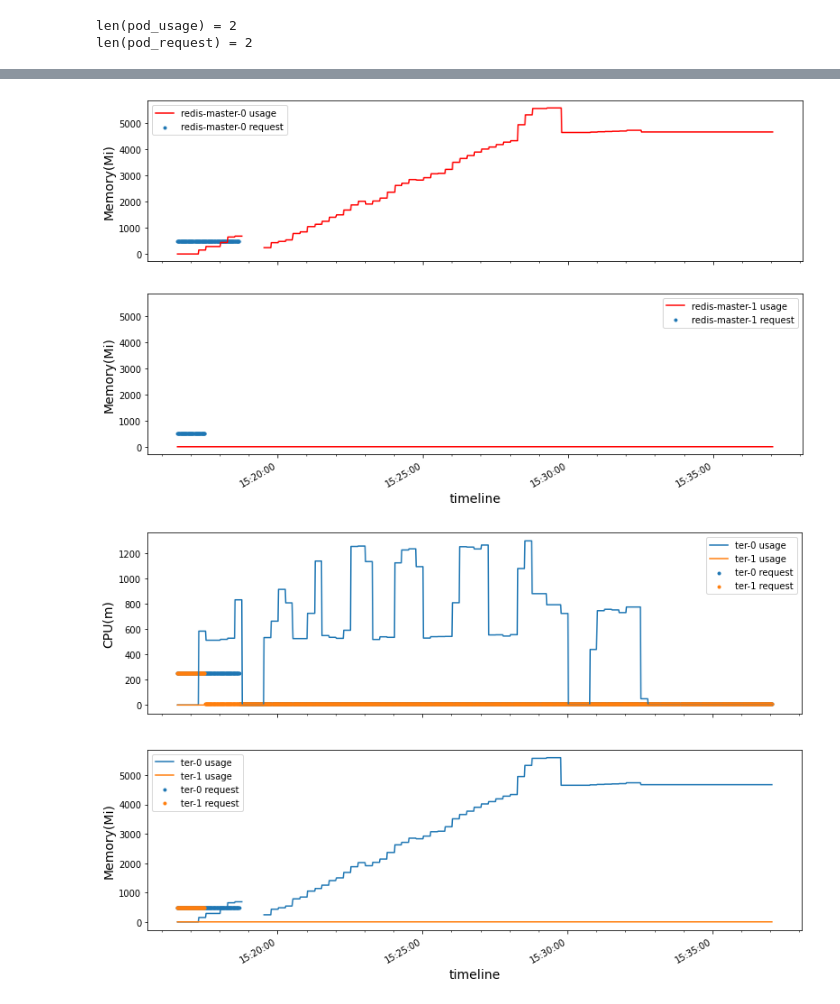
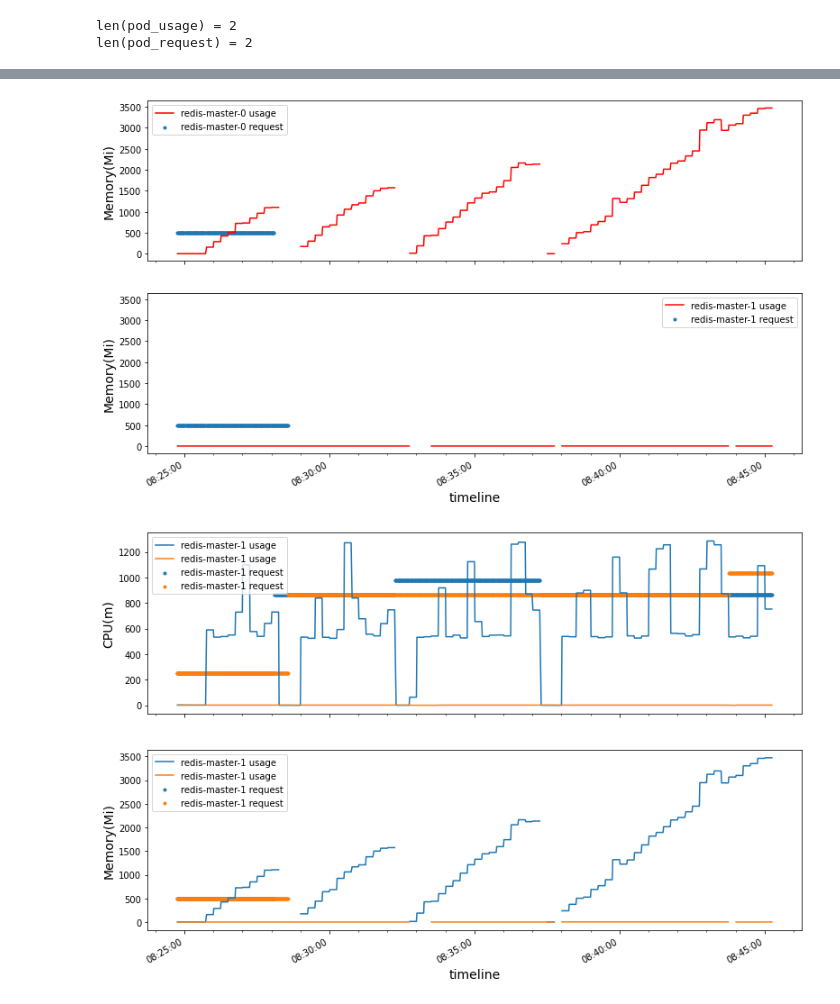
Before and after one commit to ZhaoNeil/On-Demand-Resizing, a Jupyter notebook: data/k8s-vpa-plot.ipynb, the cells around one changed output, grey strips where cells are left out. Cells and saved outputs as stored; diff of their text form; code cells hidden in the pictures.

```diff
--- a/data/k8s-vpa-plot.ipynb
+++ b/data/k8s-vpa-plot.ipynb
@@ -9,7 +9,7 @@ import matplotlib.dates as mdates
 from kubernetes import client,config,watch
 # %%
 mongoclient = pymongo.MongoClient("mongodb://localhost:27017/")
-db = mongoclient['resource']
+db = mongoclient['resource-v2']
 # %%
 collist = db.list_collection_names()
 collist
@@ -100,28 +100,28 @@ for index,pod in enumerate(pod_request):
 fig.autofmt_xdate() #rotate labels
 plt.show()
 # %% [output]
-[figure, old version]
+[figure, new version]
 # %%
 fig, (ax1, ax2) = plt.subplots(2, 1, figsize=(13,9))
 for i in pod_request.keys():
-    ax1.scatter(pod_request[i].time, pod_request[i].cpu,marker='.',label=i[-5:]+' request')
-    ax1.plot(pod_usage[i].time, pod_usage[i].cpu, label=i[-5:] + ' usage')
+    ax1.scatter(pod_request[i].time, pod_request[i].cpu,marker='.',label=pod+' request')
+    ax1.plot(pod_usage[i].time, pod_usage[i].cpu, label=pod + ' usage')
 ax1.xaxis.set_major_formatter(mdates.DateFormatter('%H:%M:%S'))
 ax1.xaxis.set_minor_locator(mdates.MinuteLocator())
 ax1.set_ylabel('CPU(m)', fontsize=14)
 ax1.set_xlabel('timeline', fontsize=14)
 ax1.legend()
 
 for i in pod_request.keys():
-    ax2.scatter(pod_request[i].time, pod_request[i].memory,marker='.',label=i[-5:]+' request')
-    ax2.plot(pod_usage[i].time, pod_usage[i].memory, label=i[-5:] + ' usage')
+    ax2.scatter(pod_request[i].time, pod_request[i].memory,marker='.',label=pod+' request')
+    ax2.plot(pod_usage[i].time, pod_usage[i].memory, label=pod + ' usage')
 ax2.xaxis.set_major_formatter(mdates.DateFormatter('%H:%M:%S'))
 ax2.xaxis.set_minor_locator(mdates.MinuteLocator())
 ax2.set_ylabel('Memory(Mi)', fontsize=14)
 ax2.set_xlabel('timeline', fontsize=14)
 ax2.legend()
 
 fig.autofmt_xdate() #rotate labels
 plt.show()
 # %% [output]
-[figure, old version]
+[figure, new version]
```
Also changed, not shown: parts of 3 cells of this notebook, 1 other file.
